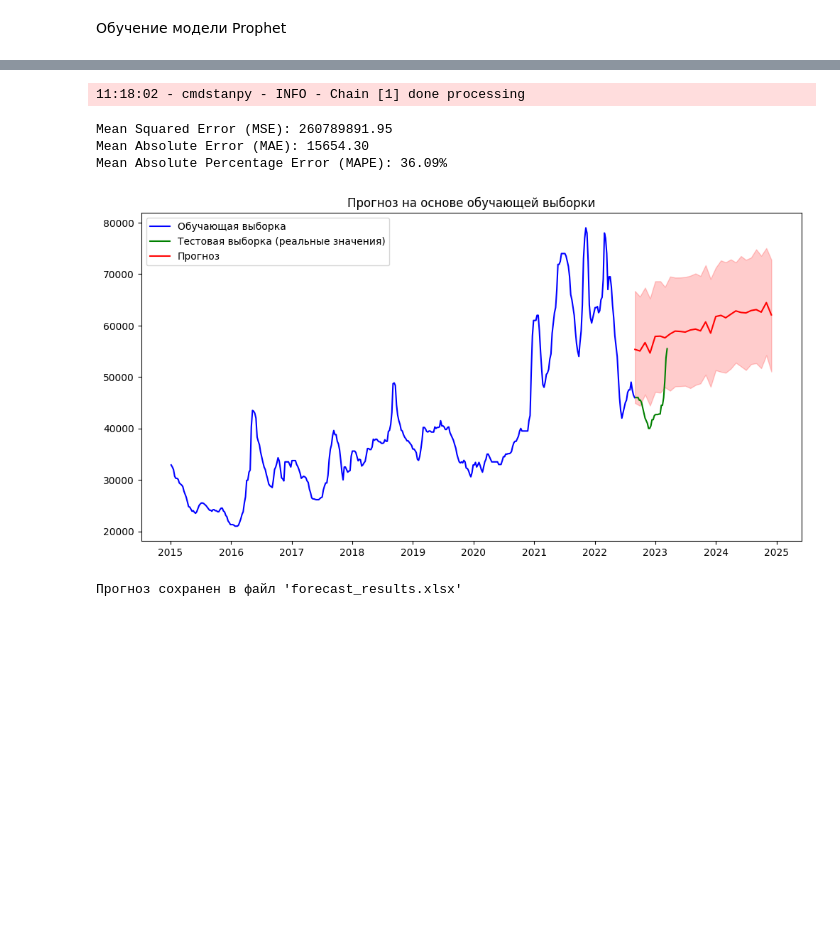
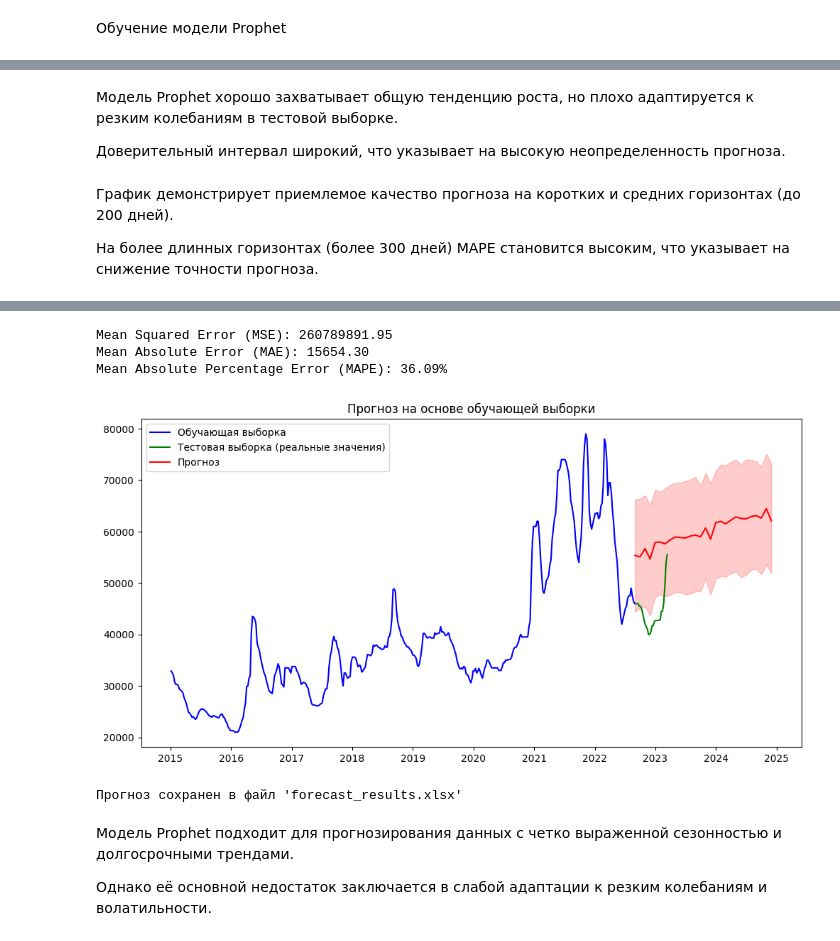
Before and after one commit to mrsoning/Intensive_3, a Jupyter notebook: Deni/baseline deni.ipynb, the cells around one changed output, grey strips where cells are left out. Saved outputs shown, nothing was run; the diff lists cells and outputs as text; code cells hidden in the pictures; blank space fills up the shorter version.

```diff
--- a/Deni/baseline deni.ipynb
+++ b/Deni/baseline deni.ipynb
@@ -167,3 +219,11 @@ MSE: 532870135.19, MAE: 20339.99, MAPE: 32.34%
+# %% [markdown]
+Модель Prophet хорошо захватывает общую тенденцию роста, но плохо адаптируется к резким колебаниям в тестовой выборке.
+
+Доверительный интервал широкий, что указывает на высокую неопределенность прогноза.
+# %% [markdown]
+График демонстрирует приемлемое качество прогноза на коротких и средних горизонтах (до 200 дней).
+
+На более длинных горизонтах (более 300 дней) MAPE становится высоким, что указывает на снижение точности прогноза.
 # %%
 import pandas as pd
 import numpy as np
@@ -182,8 +242,8 @@ def load_data(train_path, test_path):
     return train_data, test_data
 
 train_data, test_data = load_data(
-    r"C:\Users\User\Desktop\train.xlsx",
-    r"C:\Users\User\Desktop\test.xlsx"
+    "C:\\Users\\2k\\Desktop\\train.xlsx",
+    "C:\\Users\\2k\\Desktop\\test.xlsx"
 )
 
 # --- 2. Настройка параметра cap ---
@@ -271,6 +332,9 @@ save_forecast(test_data, test_forecast, "forecast_results.xlsx")
-11:18:02 - cmdstanpy - INFO - Chain [1] done processing
+Mean Squared Error (MSE): 260789891.95
+Mean Absolute Error (MAE): 15654.30
+Mean Absolute Percentage Error (MAPE): 36.09%
+[figure]
-Mean Squared Error (MSE): 260789891.95
-Mean Absolute Error (MAE): 15654.30
-Mean Absolute Percentage Error (MAPE): 36.09%
+Прогноз сохранен в файл 'forecast_results.xlsx'
-[figure]
-Прогноз сохранен в файл 'forecast_results.xlsx'
+# %% [markdown]
+Модель Prophet подходит для прогнозирования данных с четко выраженной сезонностью и долгосрочными трендами.
+
+Однако её основной недостаток заключается в слабой адаптации к резким колебаниям и волатильности.
```
Also changed, not shown: parts of 6 cells of this notebook, 2 other files.
